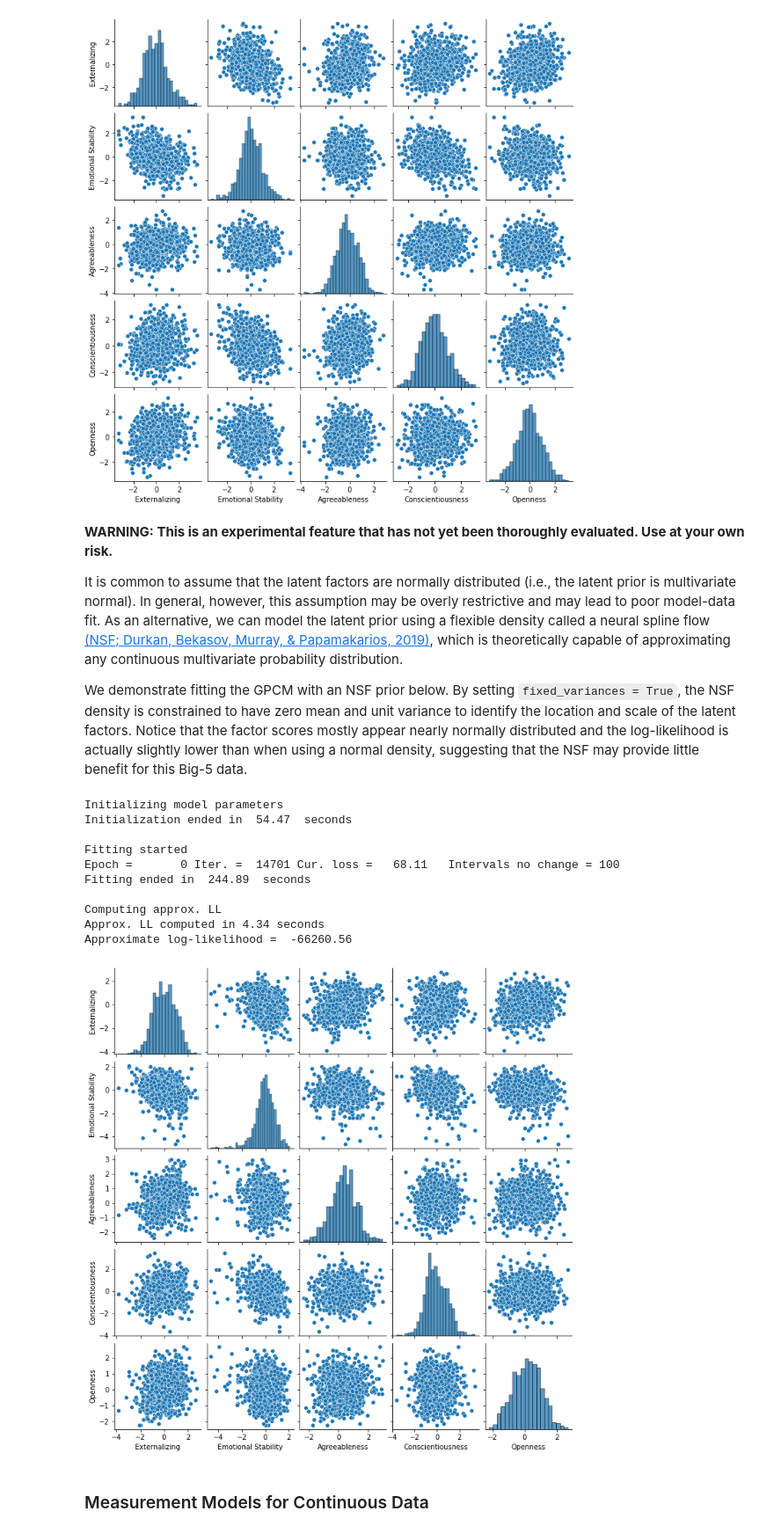
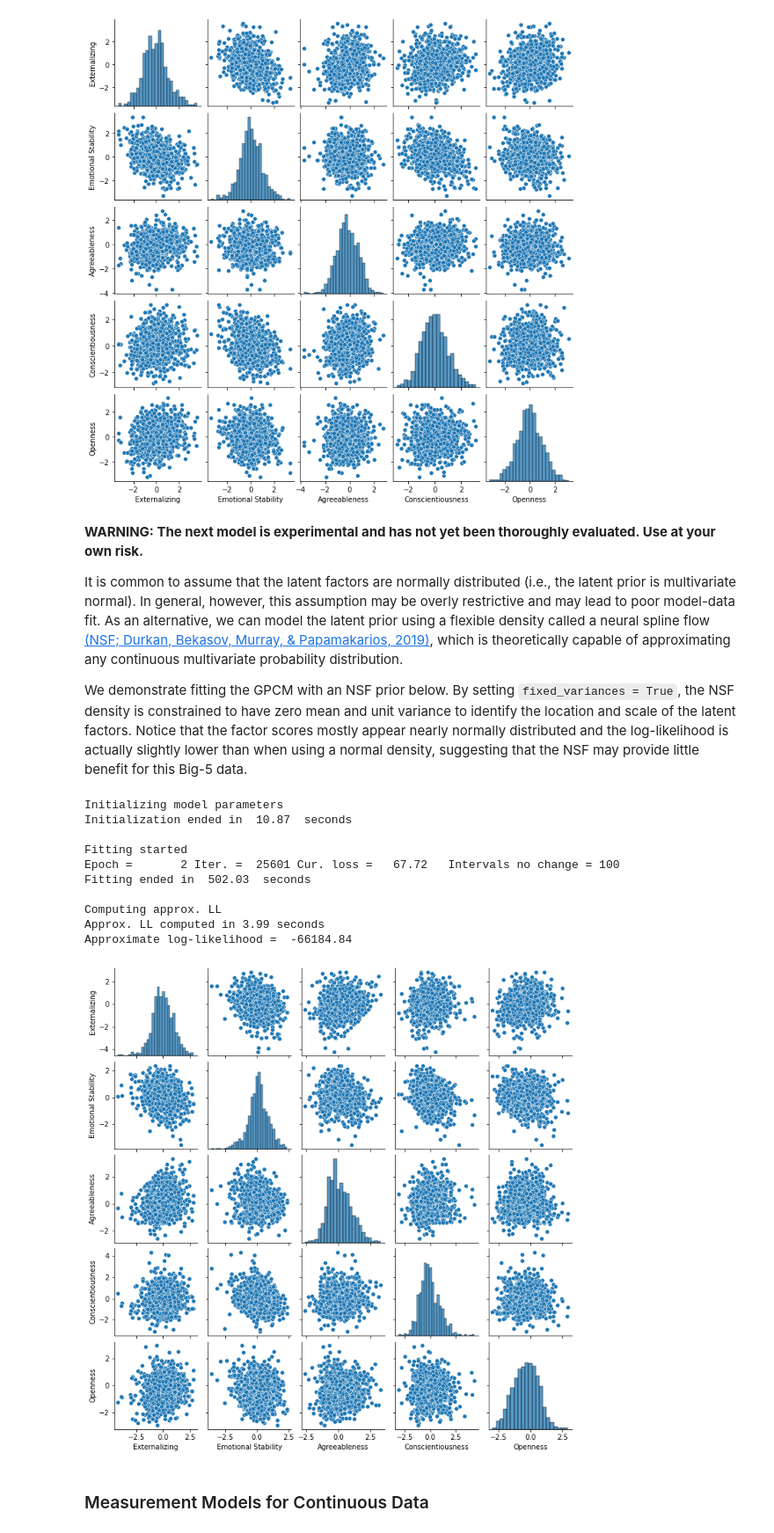
Before and after one commit to cjurban/deepirtools, a Jupyter notebook: examples/big_5_tutorial.ipynb, the cells around one changed output. Shown at 88% size. Cells and saved outputs as stored; diff of their text form; code cells hidden in the pictures.

```diff
--- a/examples/big_5_tutorial.ipynb
+++ b/examples/big_5_tutorial.ipynb
@@ -37,13 +37,15 @@ rc_items = ["EXT2", "EXT4", "EXT6", "EXT8", "EXT10", "AGR1", "AGR3", "AGR5", "AG
 df[rc_items] = ((1 - df[rc_items] / 5) * 5 + 1).mask(lambda col: col == 6, 0) # Reverse-code reverse-coded items.
 Y = torch.from_numpy(df.iloc[:, :50].to_numpy()) - 1 # Collect item responses.
 T = torch.from_numpy(df.iloc[:, 50:100].to_numpy()) / 1000 # Collect response times in seconds.
+Z = torch.from_numpy(pd.get_dummies(df["country"]).to_numpy()) # Collect covariates.
 
 missing_mask = 1 * (Y != -1)
 Y[Y == -1] = 0
 T[T == 0] = 1e-7 # Set zero response times (which indicate missingness) to a small value.
 
-keeps = ((T < 0).sum(dim = 1) == 0) & ((T > 100).sum(dim = 1) == 0) # Drop negative or overly long response times.
-Y, T, missing_mask = Y[keeps], T[keeps], missing_mask[keeps]
+keeps = (((T < 0).sum(dim = 1) == 0) & ((T > 100).sum(dim = 1) == 0) & # Drop negative or overly long response times
+         (Z.isnan().sum(dim = 1) == 0))                                # and missing baseline covariates.
+Y, T, missing_mask, Z = Y[keeps], T[keeps], missing_mask[keeps], Z[keeps]
 
 print(Y.shape) # Matrix of shape [no. people X no. items].
 
@@ -324,7 +326,7 @@ Approx. LL computed in 1.43 seconds
 Approximate log-likelihood =  -65856.03
 [figure]
 # %% [markdown]
-**WARNING: This is an experimental feature that has not yet been thoroughly evaluated. Use at your own risk.**
+**WARNING: The next model is experimental and has not yet been thoroughly evaluated. Use at your own risk.**
 
 It is common to assume that the latent factors are normally distributed (i.e., the latent prior is multivariate normal). In general, however, this assumption may be overly restrictive and may lead to poor model-data fit. As an alternative, we can model the latent prior using a flexible density called a neural spline flow [(NSF; Durkan, Bekasov, Murray, & Papamakarios, 2019)](#refs), which is theoretically capable of approximating any continuous multivariate probability distribution.
 
@@ -332,38 +334,38 @@ We demonstrate fitting the GPCM with an NSF prior below. By setting `fixed_varia
 # %%
 Q = torch.block_diag(*[torch.ones([10, 1])] * 5)
 
 model = IWAVE(learning_rate = lr,
               device = device,
               model_type = "gpcm",
               Q = Q,
               input_size = n_items,
               inference_net_sizes = [100],
               latent_size = latent_size,
               n_cats = [5] * n_items,
               fixed_variances = True,
               use_spline_prior = True,
              )
-model.fit(Y, missing_mask=missing_mask, iw_samples=5)
+model.fit(Y, batch_size=64, missing_mask=missing_mask, iw_samples=5) # Increased batch size stabilizes fitting.
 
 scores = model.scores(Y[:1000], missing_mask[:1000], mc_samples = 1, iw_samples = 500)
 
 cols = ["Externalizing", "Emotional Stability", "Agreeableness", "Conscientiousness", "Openness"]
 sns.pairplot(pd.DataFrame(scores.numpy(), columns = cols), height = 2)
 
 ll = model.log_likelihood(Y[:1000], missing_mask[:1000], mc_samples = 1, iw_samples = 500)
 print("Approximate log-likelihood = ", np.around(ll, 2))
 # %% [output]
 Initializing model parameters
-Initialization ended in  54.47  seconds
+Initialization ended in  10.87  seconds
 
 Fitting started
-Epoch =       0 Iter. =  14701 Cur. loss =   68.11   Intervals no change = 100
-Fitting ended in  244.89  seconds
+Epoch =       2 Iter. =  25601 Cur. loss =   67.72   Intervals no change = 100
+Fitting ended in  502.03  seconds
 
 Computing approx. LL
-Approx. LL computed in 4.34 seconds
-Approximate log-likelihood =  -66260.56
+Approx. LL computed in 3.99 seconds
+Approximate log-likelihood =  -66184.84
-[figure, old version]
+[figure, new version]
 # %% [markdown]
 ### Measurement Models for Continuous Data
 # %% [markdown]
```
Also changed, not shown: parts of 11 cells of this notebook, 7 other files.
